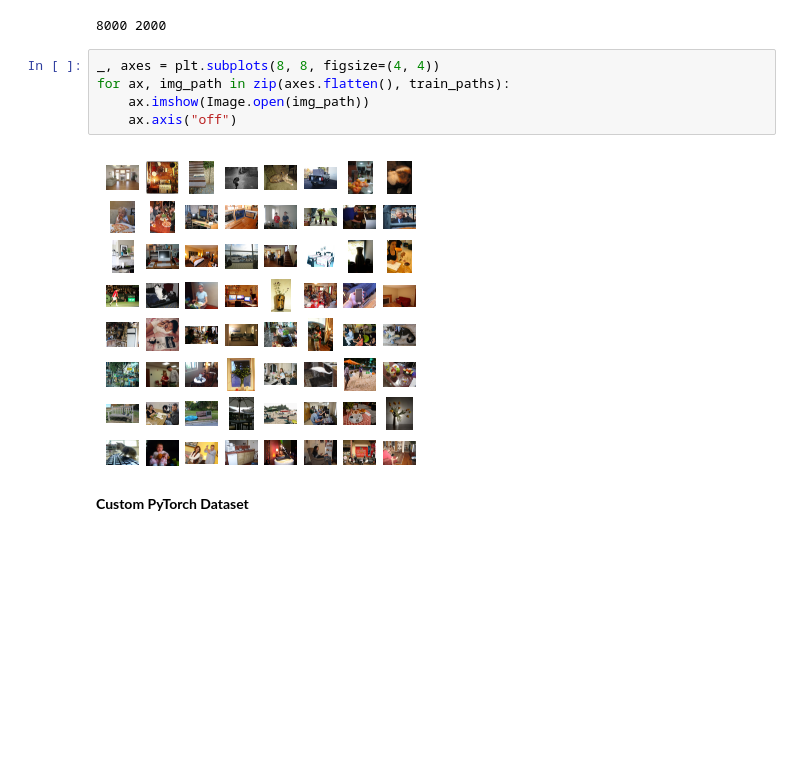
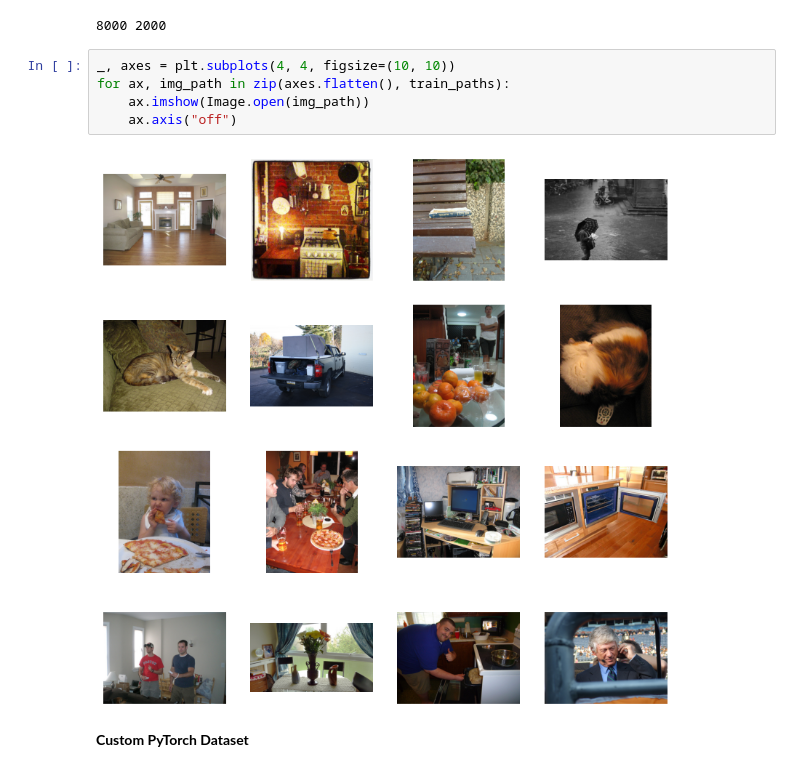
Before and after one commit to nfarrell011/grey-to-color-image-using-a-GAN, a Jupyter notebook: models/mikes_notebook.ipynb, the cells around one changed output. Drawn from its saved outputs; the diff is of its cells as text; blank space fills up the shorter version.

```diff
--- a/models/mikes_notebook.ipynb
+++ b/models/mikes_notebook.ipynb
@@ -40,12 +40,12 @@ print(len(train_paths), len(val_paths))
 # %% [output]
 8000 2000
 # %%
-_, axes = plt.subplots(8, 8, figsize=(4, 4))
+_, axes = plt.subplots(4, 4, figsize=(10, 10))
 for ax, img_path in zip(axes.flatten(), train_paths):
     ax.imshow(Image.open(img_path))
     ax.axis("off")
 # %% [output]
-[figure, old version]
+[figure, new version]
 # %% [markdown]
 **Custom PyTorch Dataset**
 # %%
```
Also changed, not shown: parts of 2 cells of this notebook, 3 other files.
